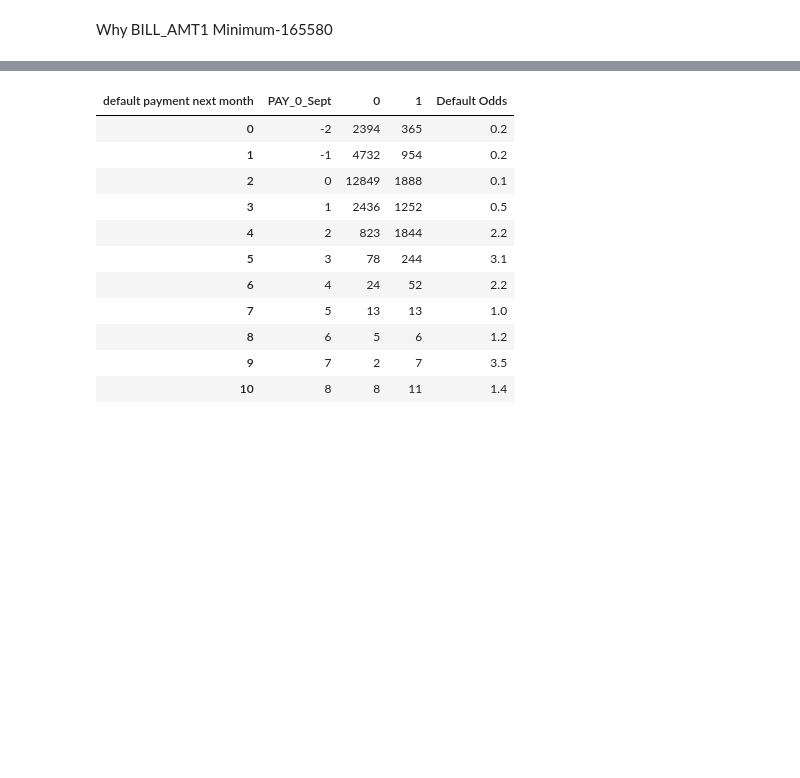
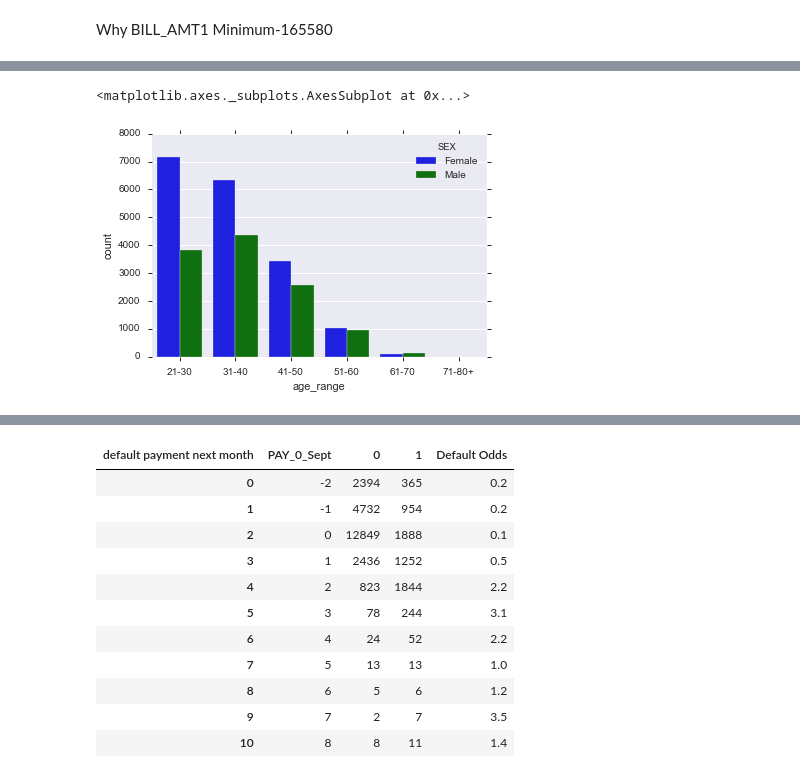
Before and after one commit to rlshuhart/MSDS7331_Project_1, a Jupyter notebook: MSDS7331_Project_1_Notebook.ipynb, the cells around one changed output, grey strips where cells are left out. Saved outputs shown, nothing was run; the diff lists cells and outputs as text; code cells hidden in the pictures; blank space fills up the shorter version.

```diff
--- a/MSDS7331_Project_1_Notebook.ipynb
+++ b/MSDS7331_Project_1_Notebook.ipynb
@@ -226,0 +264,6 @@ Why BILL_AMT1 Minimum-165580<br>
+# %%
+# Age Group by Sex
+sns.countplot(data=cc_data, x='age_range', hue='SEX')
+# %% [output]
+<matplotlib.axes._subplots.AxesSubplot at 0x...>
+[figure, added]
```
Also changed, not shown: parts of 22 cells of this notebook, 1 other file.
